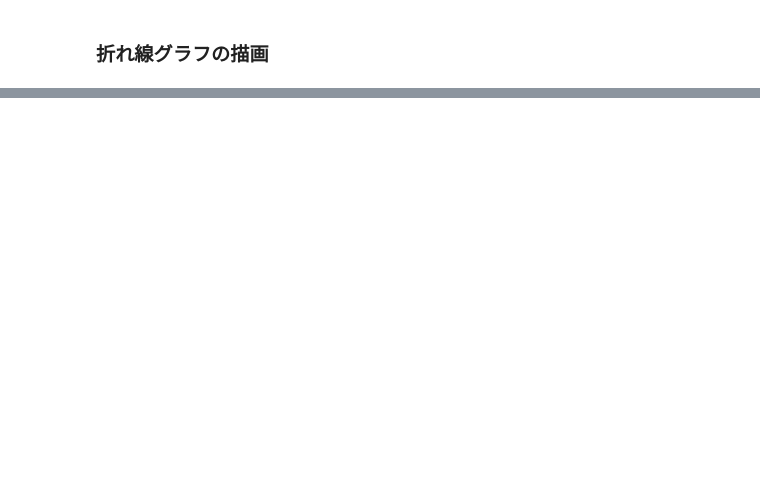
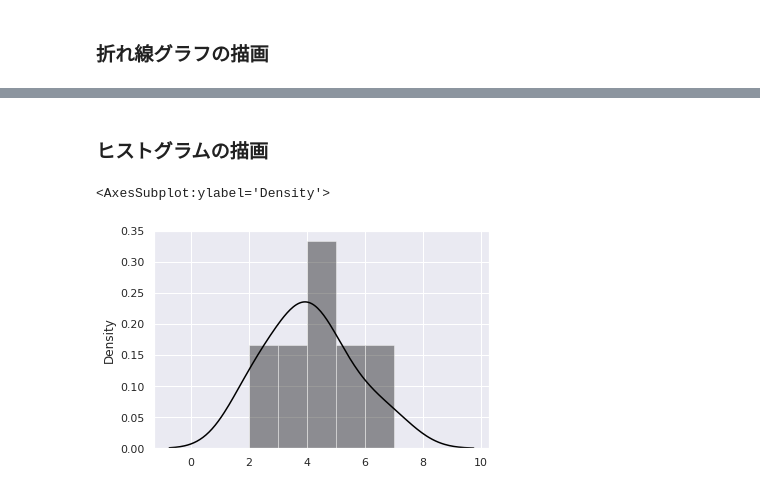
Before and after one commit to naanahi/statistics_learn_python, a Jupyter notebook: src/test_l3.ipynb, the cells around one changed output, grey strips where cells are left out. Saved outputs shown, nothing was run; the diff lists cells and outputs as text; code cells hidden in the pictures; blank space fills up the shorter version.

```diff
--- a/src/test_l3.ipynb
+++ b/src/test_l3.ipynb
@@ -32,0 +33,8 @@ plt.savefig("test_l3.png")
+# %% [markdown]
+### ヒストグラムの描画
+# %%
+fish_data = np.array([2, 2, 3, 3, 4, 4, 4, 4, 5, 5, 6, 7])
+sns.distplot(fish_data, bins=5, color= 'black')
+# %% [output]
+<AxesSubplot:ylabel='Density'>
+[figure, added]
```
Also changed, not shown: parts of 10 cells of this notebook.
